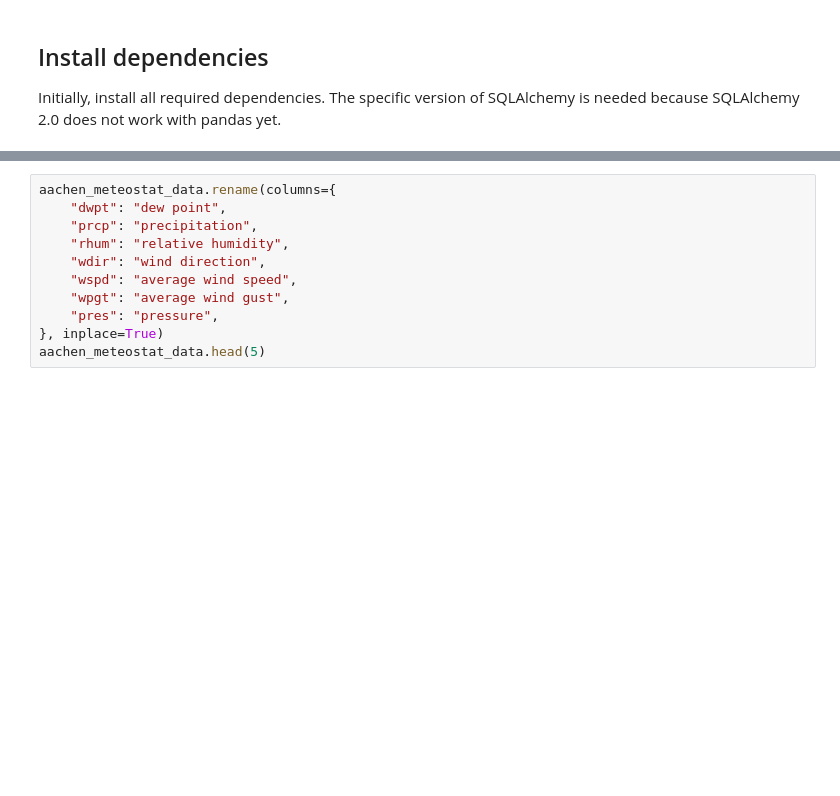
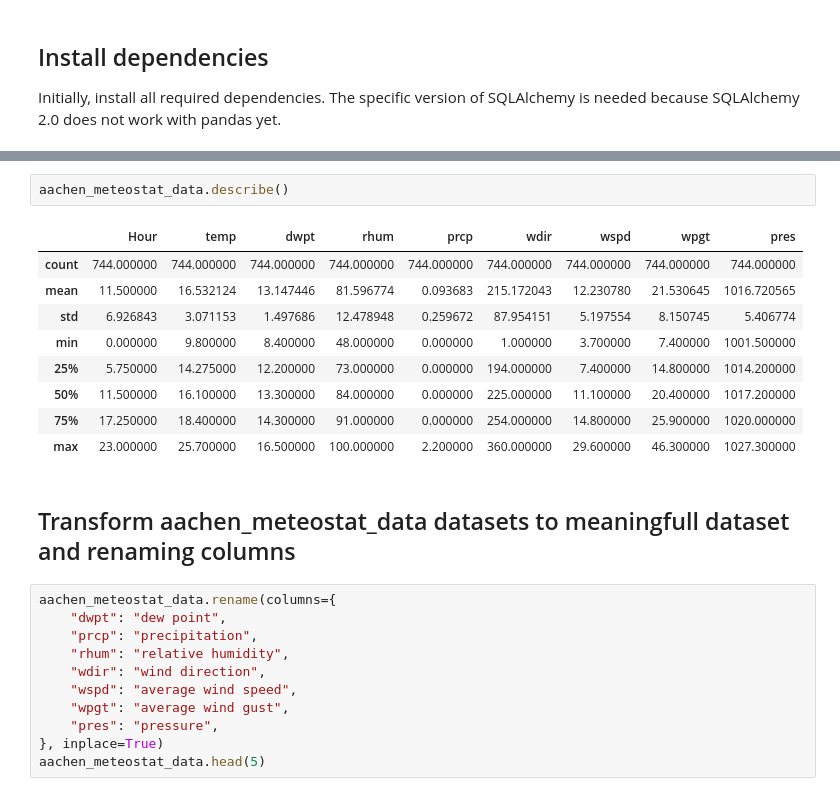
Before and after one commit to shaonsani/shaonsani-amse-template, a Jupyter notebook: project/report.ipynb, the cells around one changed output, grey strips where cells are left out. Cells and saved outputs as stored; diff of their text form; blank space fills up the shorter version.

```diff
--- a/project/report.ipynb
+++ b/project/report.ipynb
@@ -39,3 +55,17 @@ aachen_meteostat_data = pd.read_sql_table('aachen_meteostat', 'sqlite:///data.sq
+# %%
+aachen_meteostat_data.describe()
+# %% [output]
+|  | Hour | temp | dwpt | rhum | prcp | wdir | wspd | wpgt | pres |
+| count | 744.000000 | 744.000000 | 744.000000 | 744.000000 | 744.000000 | 744.000000 | 744.000000 | 744.000000 | 744.000000 |
+| mean | 11.500000 | 16.532124 | 13.147446 | 81.596774 | 0.093683 | 215.172043 | 12.230780 | 21.530645 | 1016.720565 |
+| std | 6.926843 | 3.071153 | 1.497686 | 12.478948 | 0.259672 | 87.954151 | 5.197554 | 8.150745 | 5.406774 |
+| min | 0.000000 | 9.800000 | 8.400000 | 48.000000 | 0.000000 | 1.000000 | 3.700000 | 7.400000 | 1001.500000 |
+| 25% | 5.750000 | 14.275000 | 12.200000 | 73.000000 | 0.000000 | 194.000000 | 7.400000 | 14.800000 | 1014.200000 |
+| 50% | 11.500000 | 16.100000 | 13.300000 | 84.000000 | 0.000000 | 225.000000 | 11.100000 | 20.400000 | 1017.200000 |
+| 75% | 17.250000 | 18.400000 | 14.300000 | 91.000000 | 0.000000 | 254.000000 | 14.800000 | 25.900000 | 1020.000000 |
+| max | 23.000000 | 25.700000 | 16.500000 | 100.000000 | 2.200000 | 360.000000 | 29.600000 | 46.300000 | 1027.300000 |
+# %% [markdown]
+## Transform aachen_meteostat_data datasets to meaningfull dataset and renaming columns
 # %%
 aachen_meteostat_data.rename(columns={
     "dwpt": "dew point",
```
Also changed, not shown: parts of 19 cells of this notebook, 1 other file.
